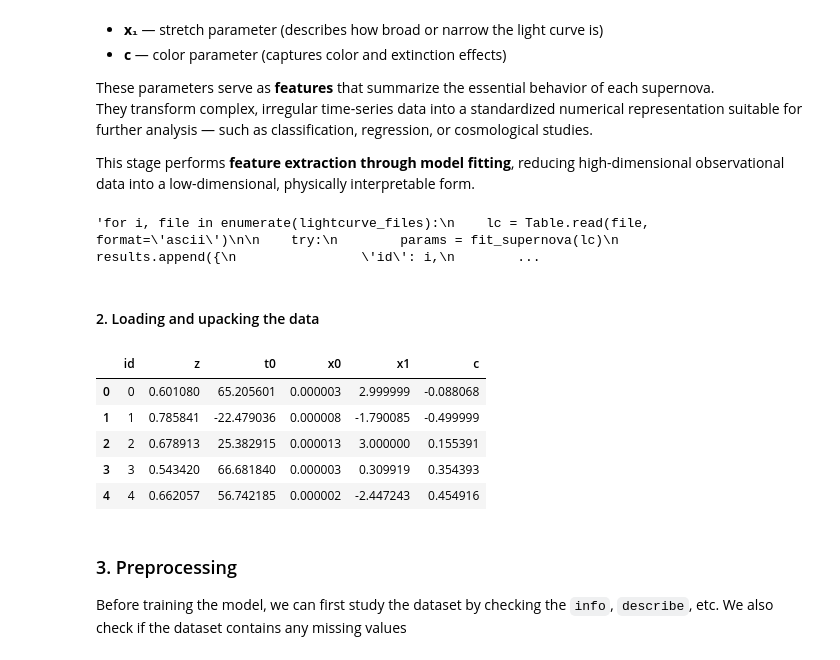
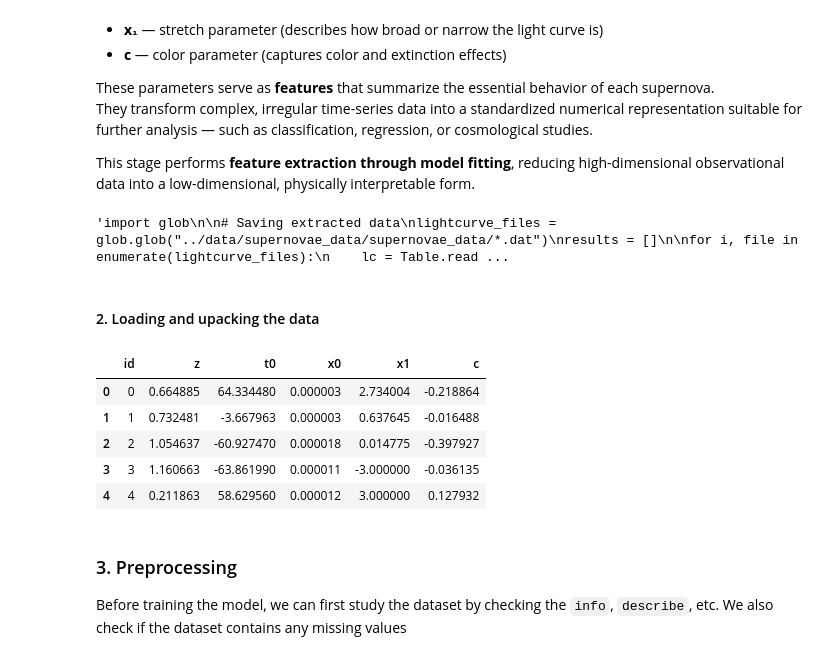
Before and after one commit to topollonaketsana/Data--Analysis, a Jupyter notebook: Supernovae_Classification/notebook/svm.ipynb, the cells around one changed output. Drawn from its saved outputs; the diff is of its cells as text; code cells hidden in the pictures.

```diff
--- a/Supernovae_Classification/notebook/svm.ipynb
+++ b/Supernovae_Classification/notebook/svm.ipynb
@@ -75,13 +76,13 @@ def fit_supernova(lc):
     return res[0].parameters
 # %%
 # 2. Loop through light curves and extract features
-import glob
+'''import glob
 
 # Saving extracted data
 lightcurve_files = glob.glob("../data/supernovae_data/supernovae_data/*.dat")
 results = []
 
-'''for i, file in enumerate(lightcurve_files):
+for i, file in enumerate(lightcurve_files):
     lc = Table.read(file, format='ascii')
 
     try:
@@ -105,25 +106,25 @@ results = []
 data = pd.DataFrame(results)
 
 # Save as CSV
-data.to_csv('../data/extracted_features.csv', index= False)
-print('Feature extraction completed and saved to extracted_features.csv')'''
+data.to_csv('../data/extracted_features.csv.csv', index= False)
+print('Feature extraction completed and saved to extracted_features.csv.csv')'''
 # %% [output]
-'for i, file in enumerate(lightcurve_files):\n    lc = Table.read(file, format=\'ascii\')\n\n    try:\n        params = fit_supernova(lc)\n        results.append({\n                \'id\': i,\n        ...
+'import glob\n\n# Saving extracted data\nlightcurve_files = glob.glob("../data/supernovae_data/supernovae_data/*.dat")\nresults = []\n\nfor i, file in enumerate(lightcurve_files):\n    lc = Table.read ...
 # %% [markdown]
 #### 2. Loading and upacking the data
 # %%
 # open the extracted data file
-df = pd.read_csv('../data/extracted_features.csv')
+df = pd.read_csv('../data/extracted_features.csv', sep= ',')
 
 # open the data - first 5 entries
 df.head()
 # %% [output]
 |  | id | z | t0 | x0 | x1 | c |
-| 0 | 0 | 0.601080 | 65.205601 | 0.000003 | 2.999999 | -0.088068 |
-| 1 | 1 | 0.785841 | -22.479036 | 0.000008 | -1.790085 | -0.499999 |
-| 2 | 2 | 0.678913 | 25.382915 | 0.000013 | 3.000000 | 0.155391 |
-| 3 | 3 | 0.543420 | 66.681840 | 0.000003 | 0.309919 | 0.354393 |
-| 4 | 4 | 0.662057 | 56.742185 | 0.000002 | -2.447243 | 0.454916 |
+| 0 | 0 | 0.664885 | 64.334480 | 0.000003 | 2.734004 | -0.218864 |
+| 1 | 1 | 0.732481 | -3.667963 | 0.000003 | 0.637645 | -0.016488 |
+| 2 | 2 | 1.054637 | -60.927470 | 0.000018 | 0.014775 | -0.397927 |
+| 3 | 3 | 1.160663 | -63.861990 | 0.000011 | -3.000000 | -0.036135 |
+| 4 | 4 | 0.211863 | 58.629560 | 0.000012 | 3.000000 | 0.127932 |
 # %% [markdown]
 ### 3. Preprocessing
 
```
Also changed, not shown: parts of 21 cells of this notebook, 4 other files.
